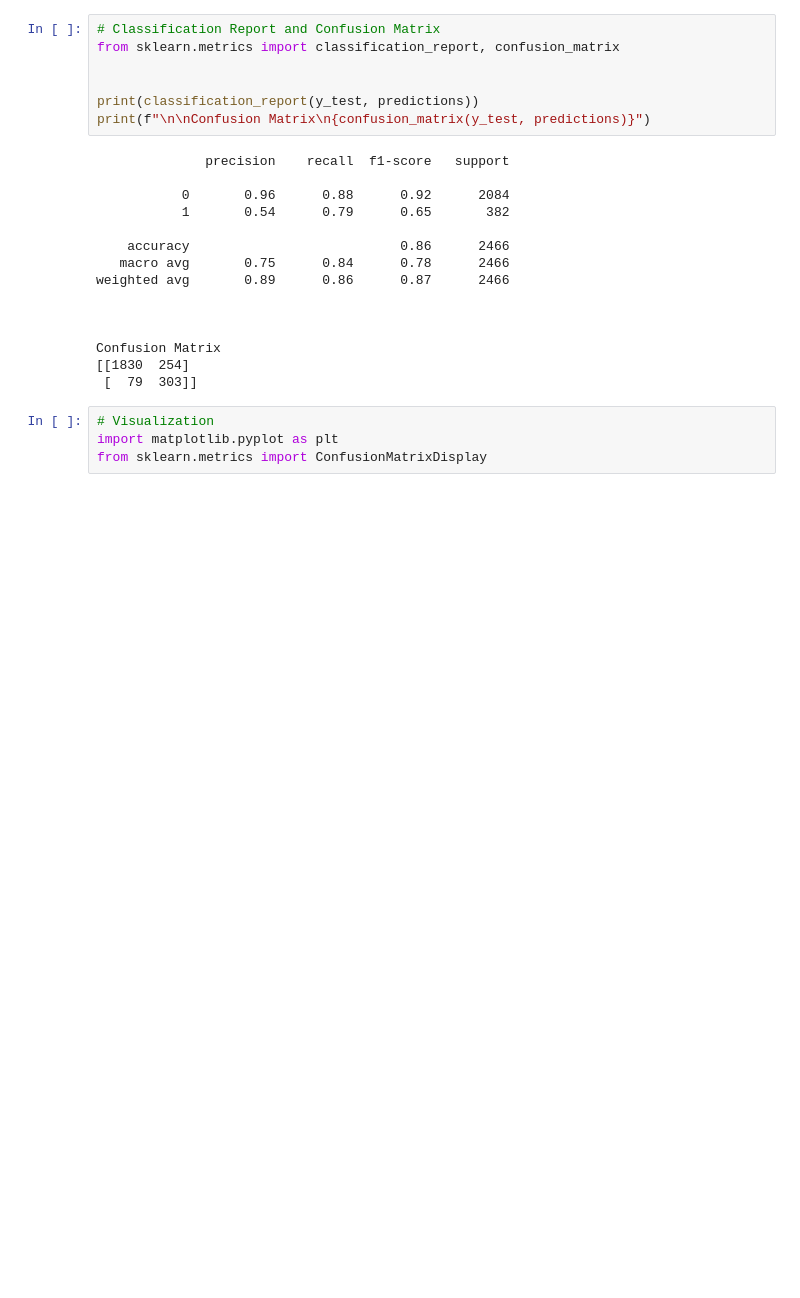
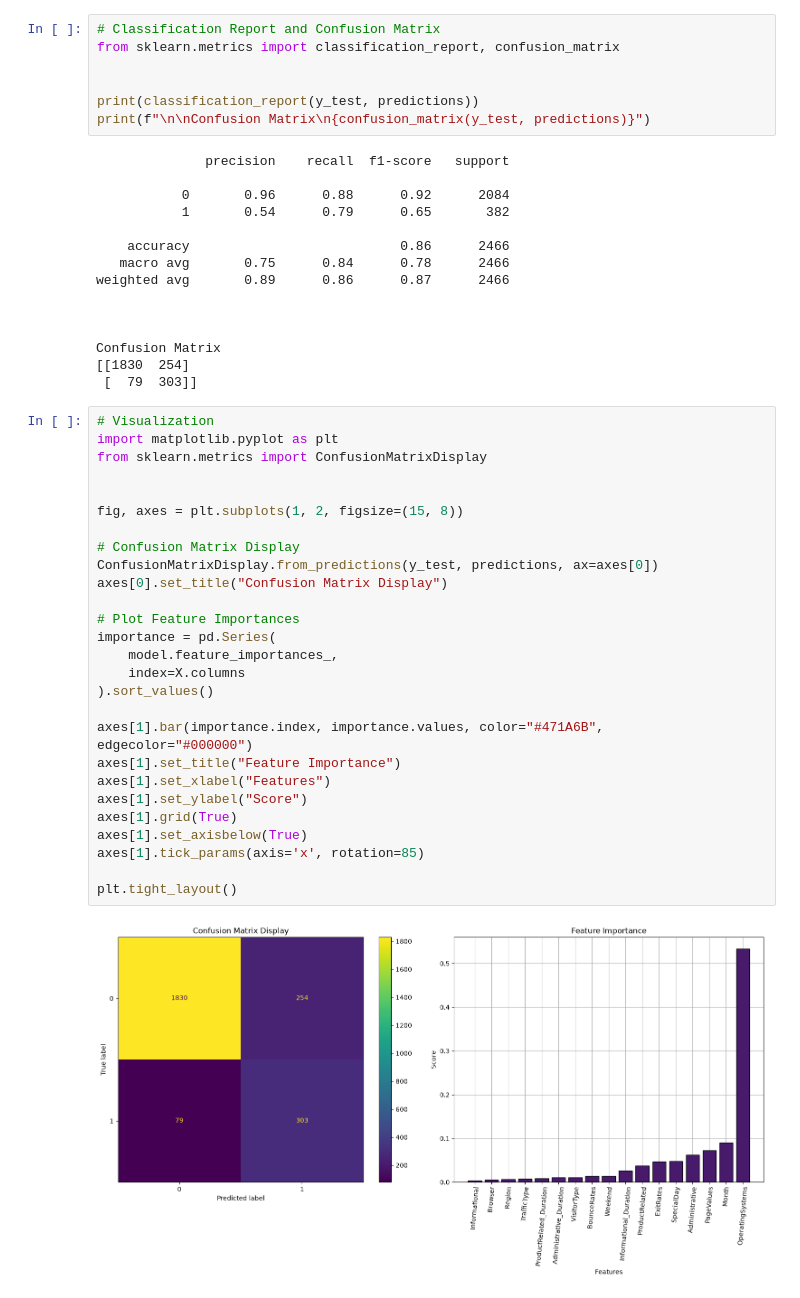
Before and after one commit to Lang-Shin/applied-ml-pipelines, a Jupyter notebook: RandomForest/Practice3/online_purchase_prediction.ipynb, the cells around one changed output. Saved outputs shown, nothing was run; the diff lists cells and outputs as text; blank space fills up the shorter version.

Commit message:
Feat : plot confusion matrix and feature importance

```diff
--- a/RandomForest/Practice3/online_purchase_prediction.ipynb
+++ b/RandomForest/Practice3/online_purchase_prediction.ipynb
@@ -138,4 +136,29 @@ Confusion Matrix
 # %%
 # Visualization
 import matplotlib.pyplot as plt
 from sklearn.metrics import ConfusionMatrixDisplay
+
+
+fig, axes = plt.subplots(1, 2, figsize=(15, 8))
+
+# Confusion Matrix Display
+ConfusionMatrixDisplay.from_predictions(y_test, predictions, ax=axes[0])
+axes[0].set_title("Confusion Matrix Display")
+
+# Plot Feature Importances
+importance = pd.Series(
+    model.feature_importances_,
+    index=X.columns
+).sort_values()
+
+axes[1].bar(importance.index, importance.values, color="#471A6B", edgecolor="#000000")
+axes[1].set_title("Feature Importance")
+axes[1].set_xlabel("Features")
+axes[1].set_ylabel("Score")
+axes[1].grid(True)
+axes[1].set_axisbelow(True)
+axes[1].tick_params(axis='x', rotation=85)
+
+plt.tight_layout()
+# %% [output]
+[figure, added]
```
Also changed, not shown: parts of 1 cell of this notebook.
